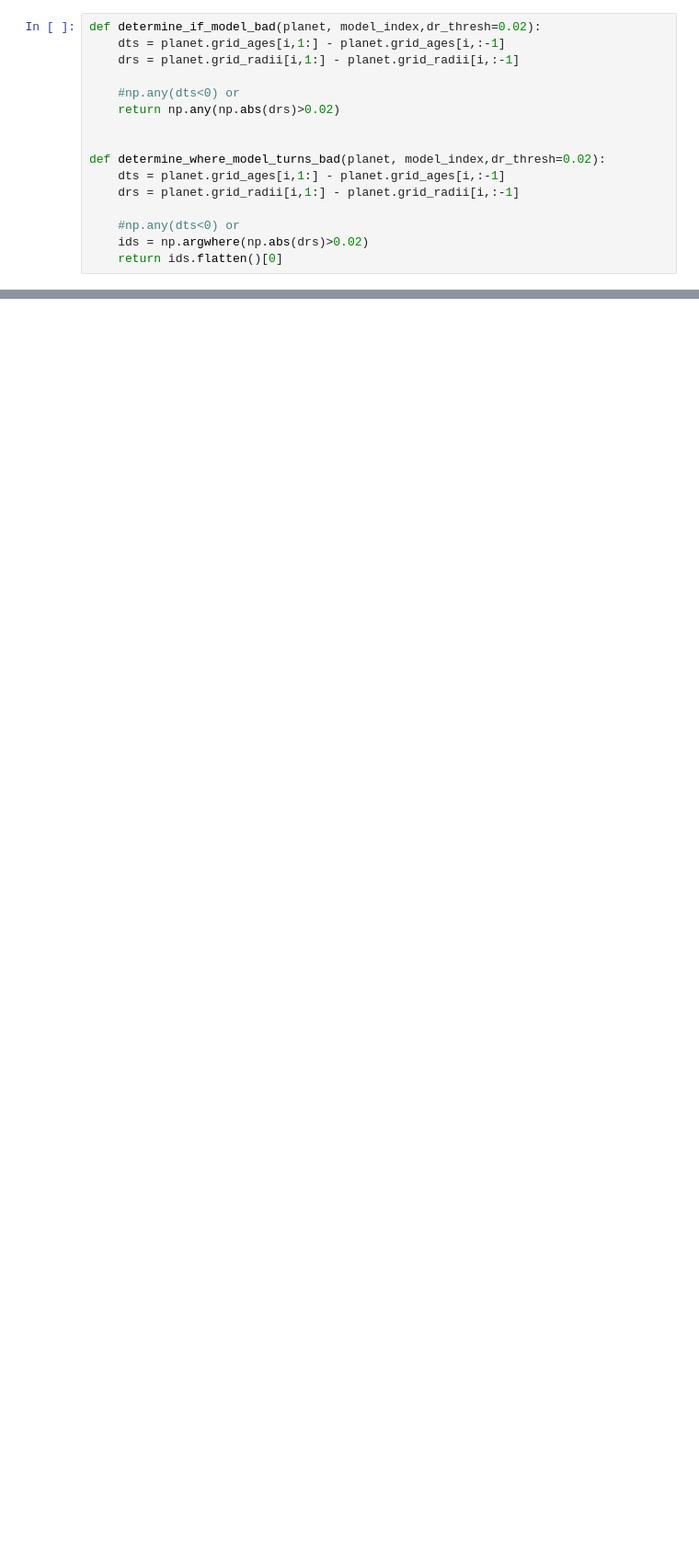
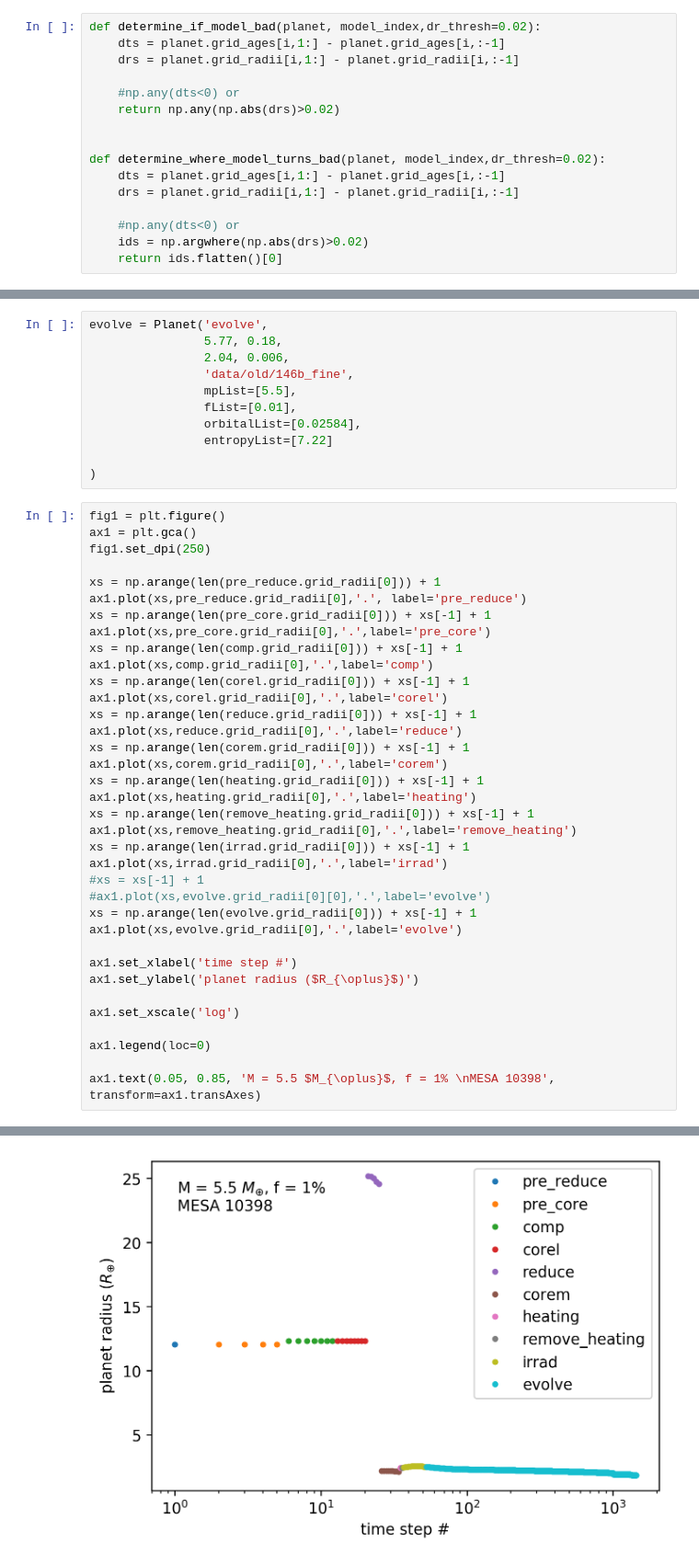
Before and after one commit to bridgethaas/subneptune-generator, a Jupyter notebook: practice.ipynb, the cells around one changed output, grey strips where cells are left out. Shown at 92% size. Saved outputs shown, nothing was run; the diff lists cells and outputs as text; blank space fills up the shorter version.

```diff
--- a/practice.ipynb
+++ b/practice.ipynb
@@ -287,0 +553,48 @@ not (a and b) -> not a or not b -> either doesnt go back in time or it does and
+# %%
+evolve = Planet('evolve',
+                5.77, 0.18,
+                2.04, 0.006,
+                'data/old/146b_fine',
+                mpList=[5.5],
+                fList=[0.01],
+                orbitalList=[0.02584],
+                entropyList=[7.22]
+
+)
+# %%
+fig1 = plt.figure()
+ax1 = plt.gca()
+fig1.set_dpi(250)
+
+xs = np.arange(len(pre_reduce.grid_radii[0])) + 1
+ax1.plot(xs,pre_reduce.grid_radii[0],'.', label='pre_reduce')
+xs = np.arange(len(pre_core.grid_radii[0])) + xs[-1] + 1
+ax1.plot(xs,pre_core.grid_radii[0],'.',label='pre_core')
+xs = np.arange(len(comp.grid_radii[0])) + xs[-1] + 1
+ax1.plot(xs,comp.grid_radii[0],'.',label='comp')
+xs = np.arange(len(corel.grid_radii[0])) + xs[-1] + 1
+ax1.plot(xs,corel.grid_radii[0],'.',label='corel')
+xs = np.arange(len(reduce.grid_radii[0])) + xs[-1] + 1
+ax1.plot(xs,reduce.grid_radii[0],'.',label='reduce')
+xs = np.arange(len(corem.grid_radii[0])) + xs[-1] + 1
+ax1.plot(xs,corem.grid_radii[0],'.',label='corem')
+xs = np.arange(len(heating.grid_radii[0])) + xs[-1] + 1
+ax1.plot(xs,heating.grid_radii[0],'.',label='heating')
+xs = np.arange(len(remove_heating.grid_radii[0])) + xs[-1] + 1
+ax1.plot(xs,remove_heating.grid_radii[0],'.',label='remove_heating')
+xs = np.arange(len(irrad.grid_radii[0])) + xs[-1] + 1
+ax1.plot(xs,irrad.grid_radii[0],'.',label='irrad')
+#xs = xs[-1] + 1
+#ax1.plot(xs,evolve.grid_radii[0][0],'.',label='evolve')
+xs = np.arange(len(evolve.grid_radii[0])) + xs[-1] + 1
+ax1.plot(xs,evolve.grid_radii[0],'.',label='evolve')
+
+ax1.set_xlabel('time step #')
+ax1.set_ylabel('planet radius ($R_{\oplus}$)')
+
+ax1.set_xscale('log')
+
+ax1.legend(loc=0)
+
+ax1.text(0.05, 0.85, 'M = 5.5 $M_{\oplus}$, f = 1% \nMESA 10398', transform=ax1.transAxes)
+# %% [output]
@@ -287,0 +602 @@ not (a and b) -> not a or not b -> either doesnt go back in time or it does and
+[figure, added]
```
Also changed, not shown: parts of 49 cells of this notebook.
